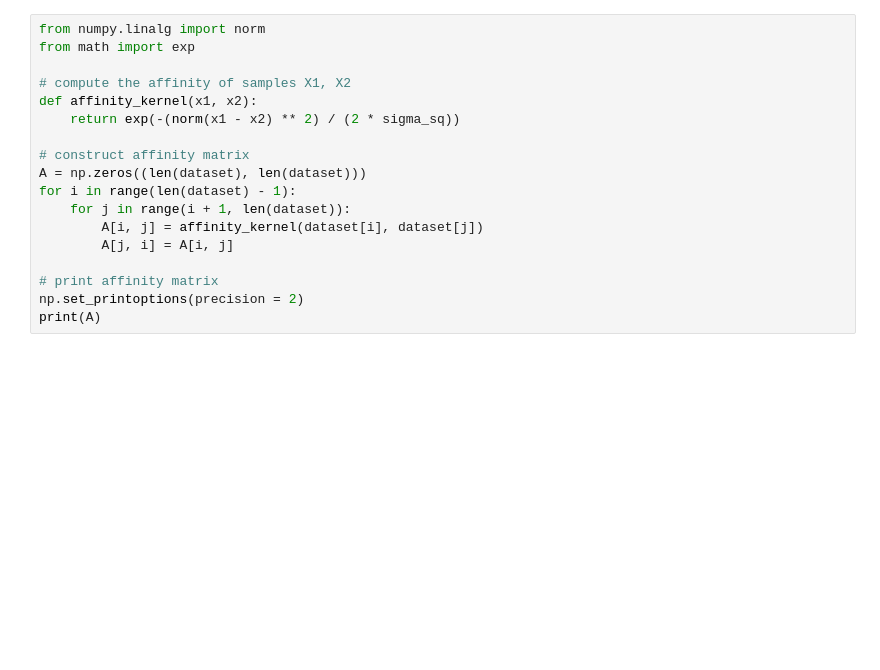
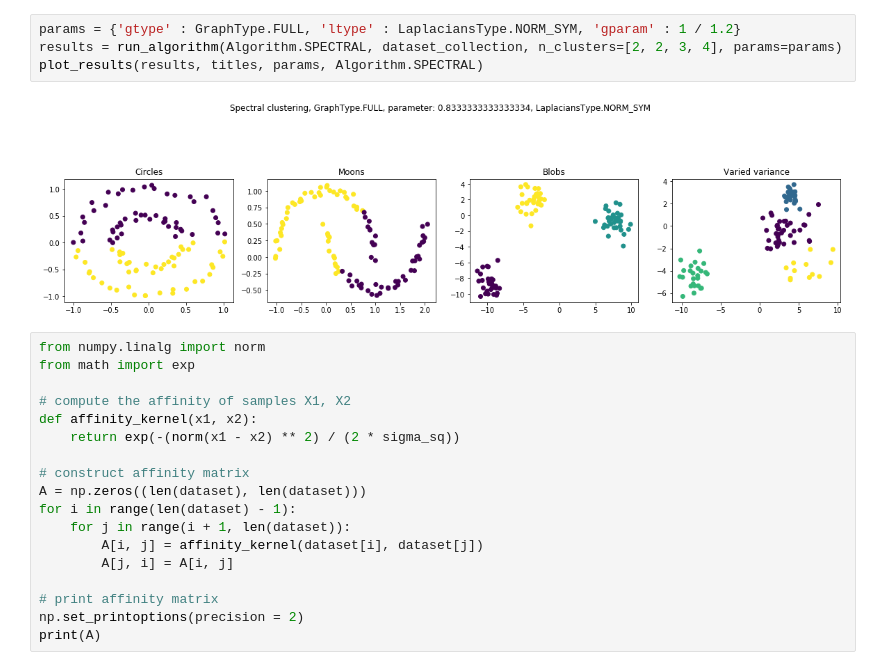
Before and after one commit to OlehOnyshchak/SpectralClustering, a Jupyter notebook: notebook/SpectralClustering.ipynb, the cells around one changed output. Saved outputs shown, nothing was run; the diff lists cells and outputs as text; blank space fills up the shorter version.

```diff
--- a/notebook/SpectralClustering.ipynb
+++ b/notebook/SpectralClustering.ipynb
@@ -37,3 +142,9 @@ plot_results(dataset, y_pred, "Clustering with KMeans")
+# %%
+params = {'gtype' : GraphType.FULL, 'ltype' : LaplaciansType.NORM_SYM, 'gparam' : 1 / 1.2}
+results = run_algorithm(Algorithm.SPECTRAL, dataset_collection, n_clusters=[2, 2, 3, 4], params=params)
+plot_results(results, titles, params, Algorithm.SPECTRAL)
+# %% [output]
+[figure, added]
 # %%
 from numpy.linalg import norm
 from math import exp
```
Also changed, not shown: parts of 8 cells of this notebook.
